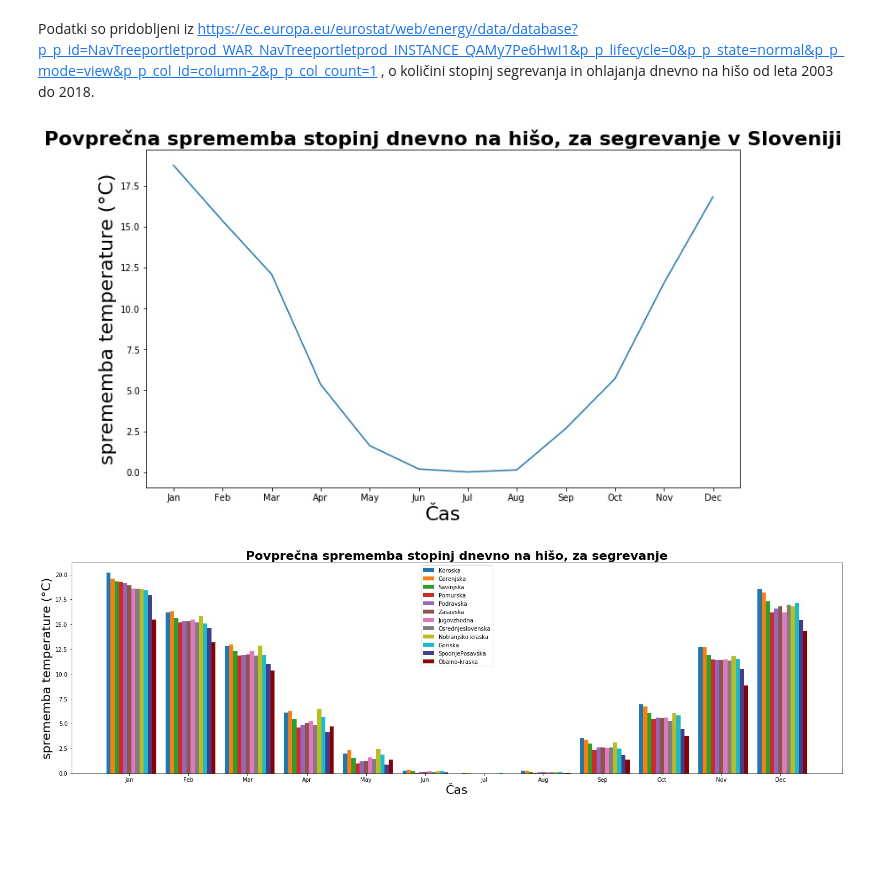
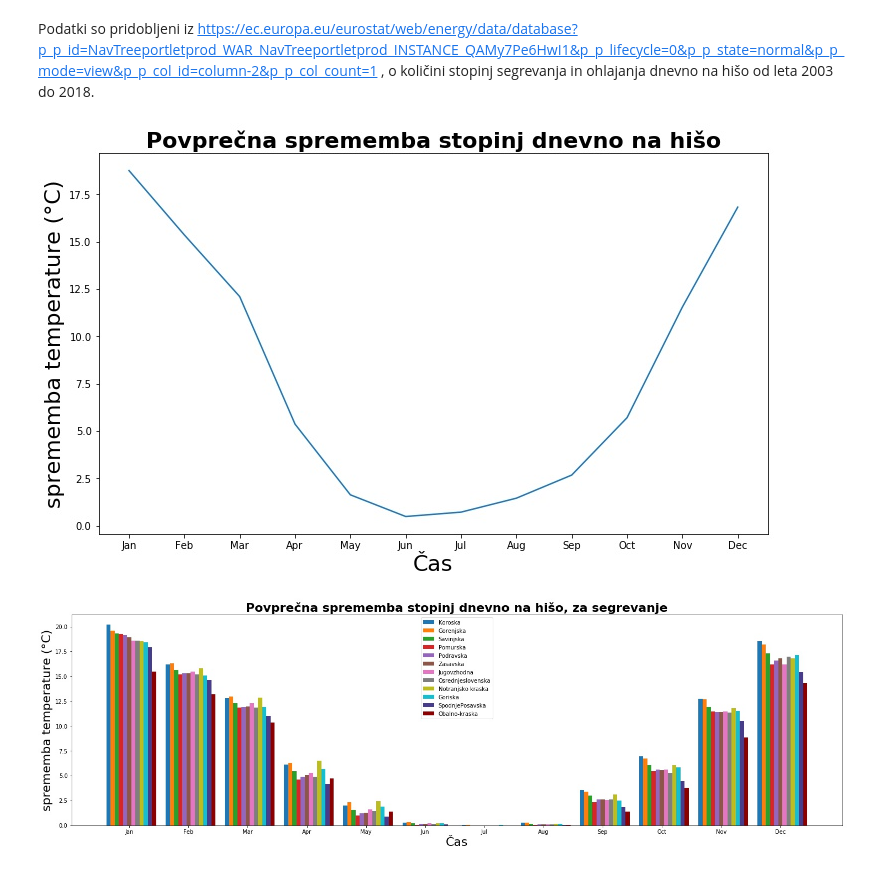
Before and after one commit to vouk95/PR19TVTSKPH, a Jupyter notebook: Segrevanje in ohlajanje hiš, v Sloveniji.ipynb, the cells around one changed output. Cells and saved outputs as stored; diff of their text form; code cells hidden in the pictures; blank space fills up the shorter version.

```diff
--- a/Segrevanje in ohlajanje hiš, v Sloveniji.ipynb
+++ b/Segrevanje in ohlajanje hiš, v Sloveniji.ipynb
@@ -11,35 +11,50 @@ import pandas as pd
 import matplotlib
 %config InlineBackend.figure_format = 'jpg'
 matplotlib.figure.Figure.__repr__ = lambda self: (
     f"<{self.__class__.__name__} size {self.bbox.size[0]:g}"
     f"x{self.bbox.size[1]:g} with {len(self.axes)} Axes>")
 import matplotlib.pyplot as plt
 
 np.set_printoptions(suppress=True)
 
 deltaTempForSlo = np.loadtxt('Podatki/Poraba energije v sloveniji/Stopinje za segrevanje in ohlajanje na mesec.csv', dtype=np.str, delimiter=",", skiprows=1, encoding='utf-8')
 deltaTempForHeatingSlo = deltaTempForSlo[(deltaTempForSlo[:,3] == "Heating degree days") * (deltaTempForSlo[:,1] == "Slovenija")]
 deltaTempForAllSlo = deltaTempForHeatingSlo[:,0::4]
 deltaTemp = deltaTempForAllSlo[:,1].astype(np.float)
 countYears = deltaTemp.size / 12
 countYears = int(countYears)
 meanDeltaT = np.array([])
 for i in range(0,12):
     sum = np.sum(deltaTemp[i::12])
     mean = sum / countYears
     meanDeltaT = np.append(meanDeltaT, mean)
 meanDeltaT = meanDeltaT / 30
+
+deltaTempForCoolingSlo = deltaTempForSlo[(deltaTempForSlo[:,3] == "Cooling degree days") * (deltaTempForSlo[:,1] == "Slovenija")]
+deltaTempForAllSloCooling = deltaTempForCoolingSlo[:,0::4]
+deltaTempCooling = deltaTempForAllSloCooling[:,1].astype(np.float)
+countYears = deltaTempCooling.size / 12
+countYears = int(countYears)
+meanDeltaTCooling = np.array([])
+for i in range(0,12):
+    sum = np.sum(deltaTempCooling[i::12])
+    mean = sum / countYears
+    meanDeltaTCooling = np.append(meanDeltaTCooling, mean)
+meanDeltaTCooling = meanDeltaTCooling / 30
+
+meanDeltaT = meanDeltaT + meanDeltaTCooling
+
 months = np.array(['Jan', 'Feb', 'Mar', 'Apr', 'May', 'Jun', 'Jul', 'Aug', 'Sep', 'Oct', 'Nov', 'Dec'])
 fontL = {'size'   : 22}
 fontT = {'weight' : 'bold',
         'size'   : 22}
 plt.figure(figsize=(12,7))
 plt.ylabel('sprememba temperature (°C)', fontL)
 plt.xlabel('Čas', fontL)
-plt.title('Povprečna sprememba stopinj dnevno na hišo, za segrevanje v Sloveniji', fontT)
+plt.title('Povprečna sprememba stopinj dnevno na hišo', fontT)
 deltaTempPlotForSlo = plt.plot(months, meanDeltaT)
 # %% [output]
-[figure, old version]
+[figure, new version]
 # %%
 deltaTempForHeatingPomurska = deltaTempForSlo[(deltaTempForSlo[:,3] == "Heating degree days") * (deltaTempForSlo[:,1] == "Pomurska (NUTS 2010)")]
 deltaTempForPomurska= deltaTempForHeatingPomurska[:,4]
```
Also changed, not shown: 1 other file.
